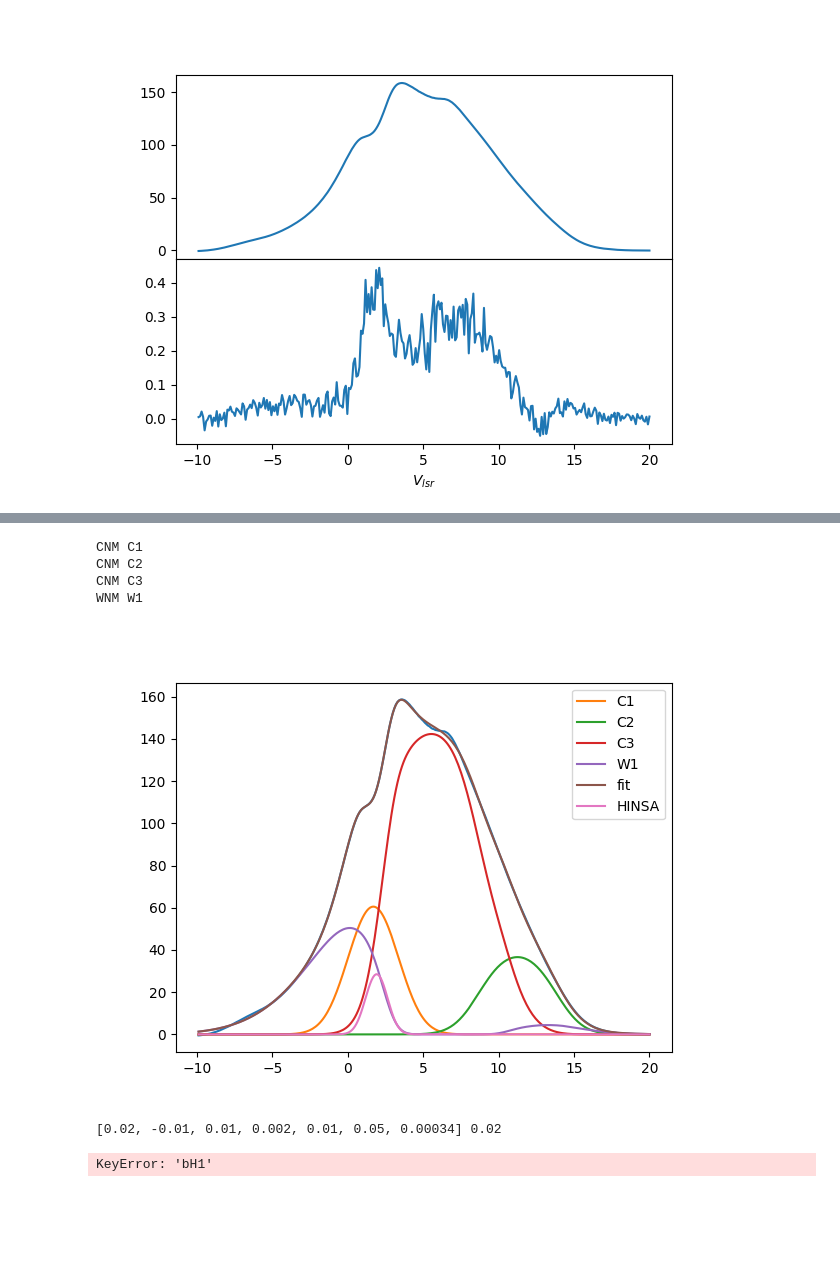
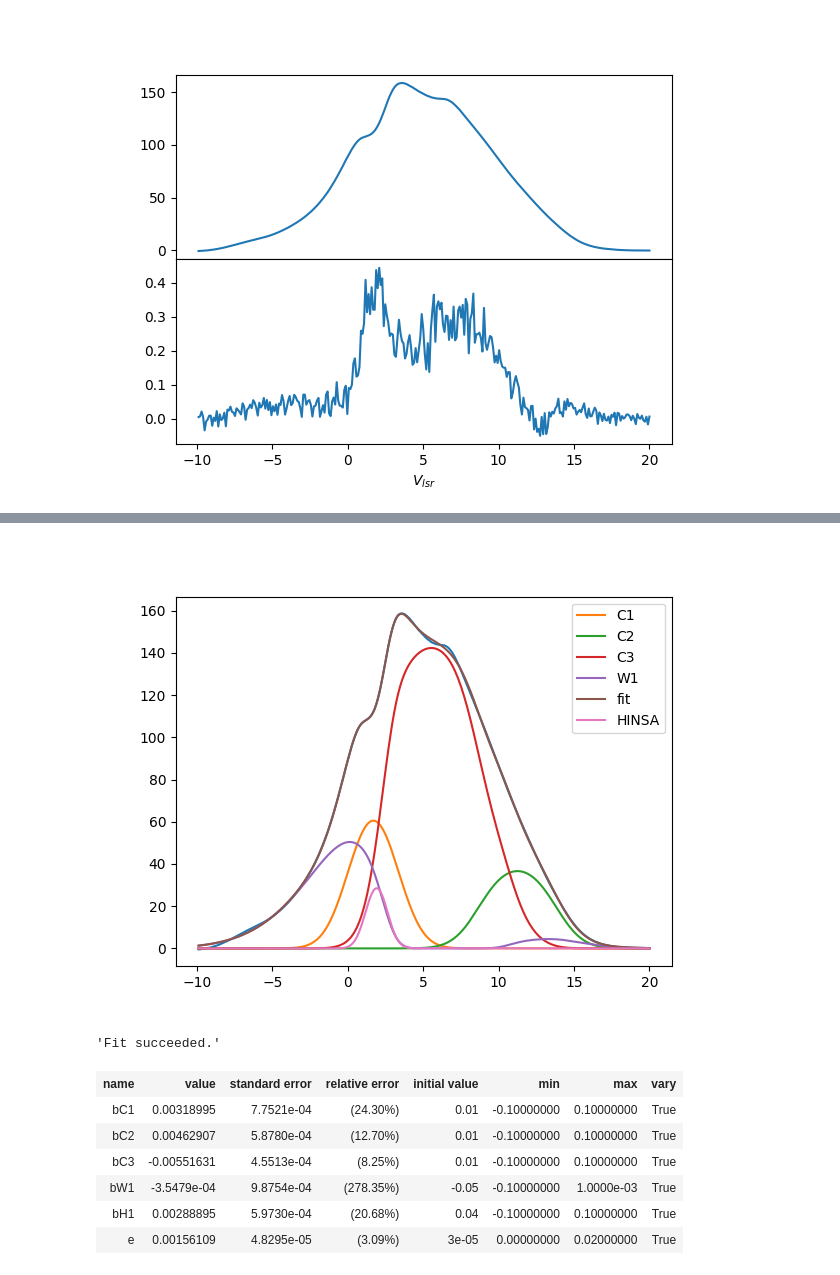
Before and after one commit to UjwalReddy267/ZeemanStokes, a Jupyter notebook: autofit.ipynb, the cells around one changed output, grey strips where cells are left out. Drawn from its saved outputs; the diff is of its cells as text; code cells hidden in the pictures; blank space fills up the shorter version.

```diff
--- a/autofit.ipynb
+++ b/autofit.ipynb
@@ -462,23 +554,6 @@ Fit succeeded.
 | wH1 | 0.71285208 | 0.07894134 | (11.07%) | 1 | 0.00000000 | 2.00000000 | True |
 # %%
 fig,ax = plt.subplots(1)
-stokesIModel.plot(ax)
+stokesIModel.plotI(ax)
 # %% [output]
-CNM C1
-CNM C2
-CNM C3
-WNM W1
 [figure]
-# %%
-stkVModel = stokes_V(stokesIModel,stk_v)
-stkVModel.addParams([0.02,-0.01,0.01,0.002,0.01,0.05,0.00034],
-                    [True,True,True,True,True,True,True],
-                    [-0.1,-0.1,-0.1,-0.1,-0.1,-0.1,0],
-                    [0.1,0.1,0.1,0.1,0.1,0.1,1e-2])
-
-stkVModel.performFit()
-print(stkVModel.result.message)
-display(stkVModel.result.params)
-# %% [output]
-[0.02, -0.01, 0.01, 0.002, 0.01, 0.05, 0.00034] 0.02
-KeyError: 'bH1'
@@ -488,0 +560,13 @@ stkVModel.plot(True)
+# %%
+stokesIModel.performVFit(e=[0.3e-4,True,0,0.02])
+display(stokesIModel.Vresult.message)
+display(stokesIModel.Vresult.params)
+# %% [output]
+'Fit succeeded.'
+| name | value | standard error | relative error | initial value | min | max | vary |
+| bC1 | 0.00318995 | 7.7521e-04 | (24.30%) | 0.01 | -0.10000000 | 0.10000000 | True |
+| bC2 | 0.00462907 | 5.8780e-04 | (12.70%) | 0.01 | -0.10000000 | 0.10000000 | True |
+| bC3 | -0.00551631 | 4.5513e-04 | (8.25%) | 0.01 | -0.10000000 | 0.10000000 | True |
+| bW1 | -3.5479e-04 | 9.8754e-04 | (278.35%) | -0.05 | -0.10000000 | 1.0000e-03 | True |
+| bH1 | 0.00288895 | 5.9730e-04 | (20.68%) | 0.04 | -0.10000000 | 0.10000000 | True |
+| e | 0.00156109 | 4.8295e-05 | (3.09%) | 3e-05 | 0.00000000 | 0.02000000 | True |
```
Also changed, not shown: parts of 5 cells of this notebook.
